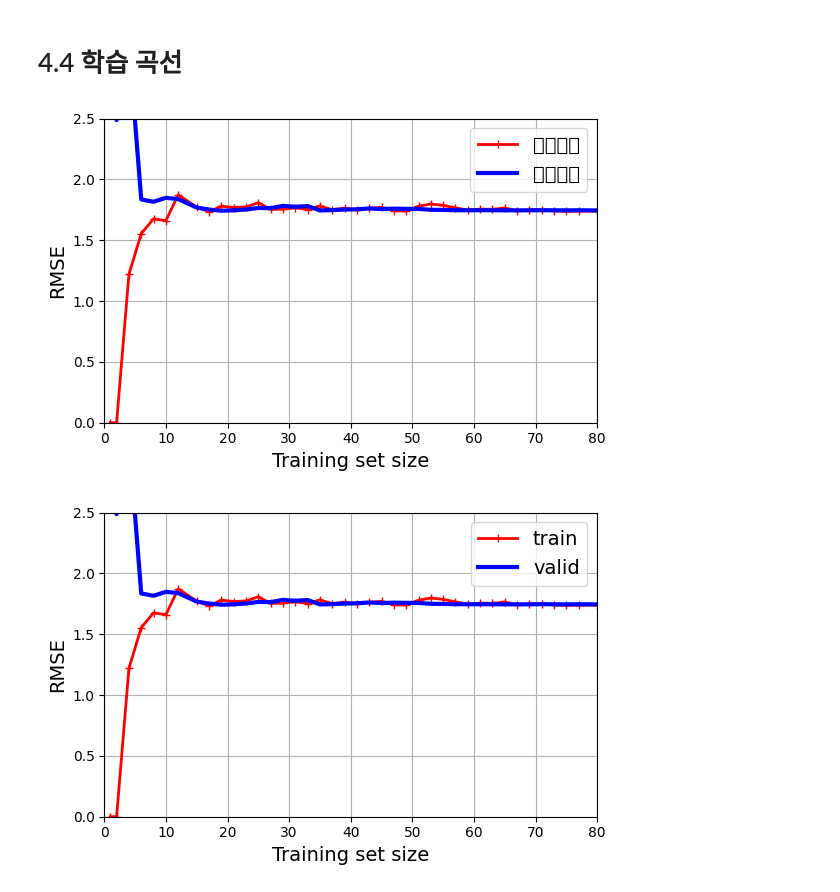
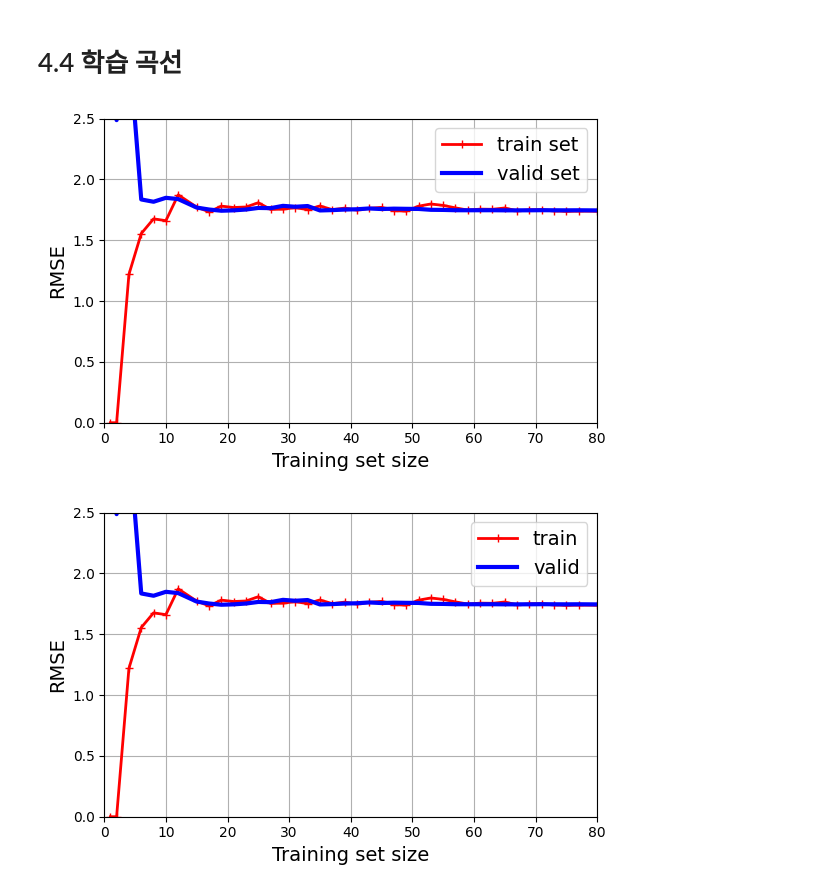
Before and after one commit to aaronkr-classroom/6-model-training-pm-yeonjunjeong, a Jupyter notebook: 04_training_linear_models.ipynb, the cells around one changed output. Cells and saved outputs as stored; diff of their text form; code cells hidden in the pictures.

```diff
--- a/04_training_linear_models.ipynb
+++ b/04_training_linear_models.ipynb
@@ -414,35 +419,33 @@ plt.show()
 # %%
 from sklearn.model_selection import learning_curve
 
 train_sizes, train_scores, valid_scores = learning_curve(
     LinearRegression(),
     X,
     y,
     train_sizes=np.linspace(0.01, 1.0, 40),
-    cv = 5,
-    scoring="neg_root_mean_squared_error"
-)
-
+    cv=5,
+    scoring="neg_root_mean_squared_error")
 train_errors = -train_scores.mean(axis=1)
 valid_errors = -valid_scores.mean(axis=1)
 
+
 plt.figure(figsize=(6, 4))  # 추가 코드
+plt.plot(train_sizes, train_errors, "r-+", linewidth=2, label="train set")
+plt.plot(train_sizes, valid_errors, "b-", linewidth=3, label="valid set")
 # ...
-
-plt.plot(train_sizes, train_errors, "r-+", linewidth=2, label="훈련세트")
-plt.plot(train_sizes, valid_errors, "b-", linewidth=3, label="검증세트")
 
 # 추가 코드 - 그림 4-15를 꾸미고 저장합니다.
 plt.xlabel("Training set size")
 plt.ylabel("RMSE")
 plt.grid()
 plt.legend(loc="upper right")
 plt.axis([0, 80, 0, 2.5])
 save_fig("underfitting_learning_curves_plot")
 
 plt.show()
 # %% [output]
-[figure, old version]
+[figure, new version]
 # %%
 # pipeline
 from sklearn.pipeline import make_pipeline
```
Also changed, not shown: parts of 19 cells of this notebook.
